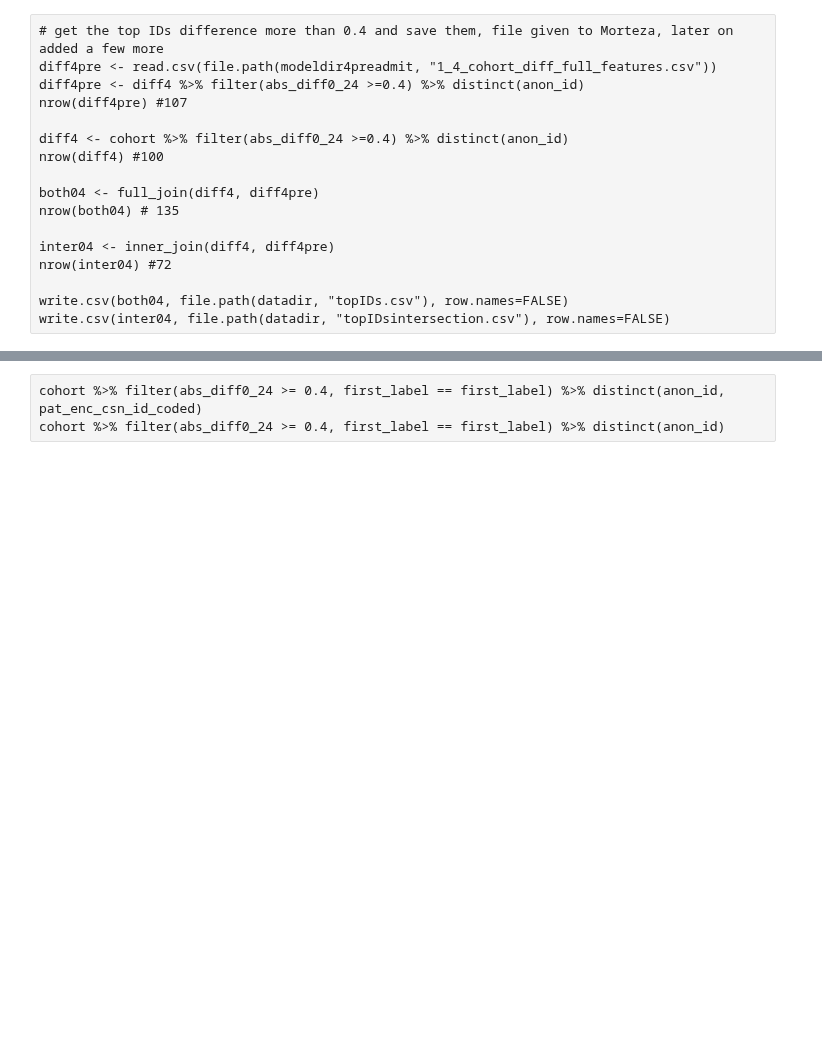
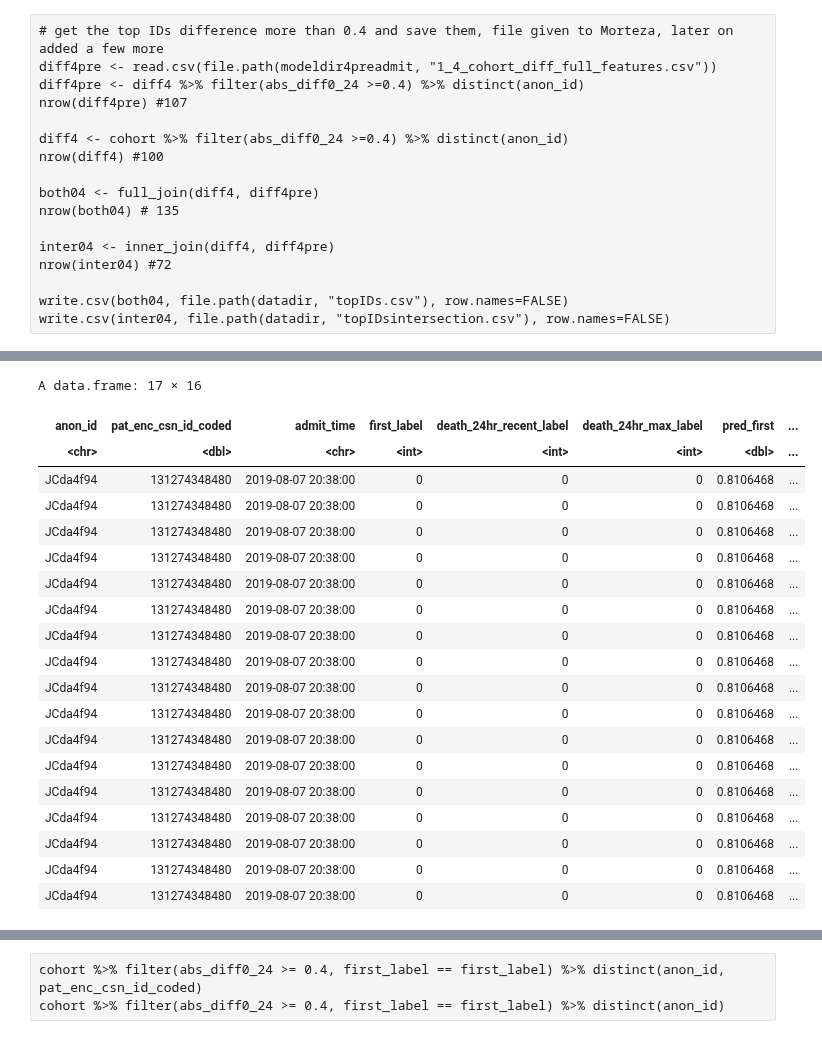
Before and after one commit to Minh084/TDA, a Jupyter notebook: 4_tables/4.2_difference.ipynb, the cells around one changed output, grey strips where cells are left out. Drawn from its saved outputs; the diff is of its cells as text; code cells hidden in the pictures; blank space fills up the shorter version.

```diff
--- a/4_tables/4.2_difference.ipynb
+++ b/4_tables/4.2_difference.ipynb
@@ -280,0 +280,24 @@ A data.frame: 1 × 17
+# %%
+## check csn=131274348480
+cohort %>% filter(pat_enc_csn_id_coded == 131274348480, feature_type=="demo")
+# %% [output]
+A data.frame: 17 × 16
+| anon_id | pat_enc_csn_id_coded | admit_time | first_label | death_24hr_recent_label | death_24hr_max_label | pred_first | ... |
+| <chr> | <dbl> | <chr> | <int> | <int> | <int> | <dbl> | ... |
+| JCda4f94 | 131274348480 | 2019-08-07 20:38:00 | 0 | 0 | 0 | 0.8106468 | ... |
+| JCda4f94 | 131274348480 | 2019-08-07 20:38:00 | 0 | 0 | 0 | 0.8106468 | ... |
+| JCda4f94 | 131274348480 | 2019-08-07 20:38:00 | 0 | 0 | 0 | 0.8106468 | ... |
+| JCda4f94 | 131274348480 | 2019-08-07 20:38:00 | 0 | 0 | 0 | 0.8106468 | ... |
+| JCda4f94 | 131274348480 | 2019-08-07 20:38:00 | 0 | 0 | 0 | 0.8106468 | ... |
+| JCda4f94 | 131274348480 | 2019-08-07 20:38:00 | 0 | 0 | 0 | 0.8106468 | ... |
+| JCda4f94 | 131274348480 | 2019-08-07 20:38:00 | 0 | 0 | 0 | 0.8106468 | ... |
+| JCda4f94 | 131274348480 | 2019-08-07 20:38:00 | 0 | 0 | 0 | 0.8106468 | ... |
+| JCda4f94 | 131274348480 | 2019-08-07 20:38:00 | 0 | 0 | 0 | 0.8106468 | ... |
+| JCda4f94 | 131274348480 | 2019-08-07 20:38:00 | 0 | 0 | 0 | 0.8106468 | ... |
+| JCda4f94 | 131274348480 | 2019-08-07 20:38:00 | 0 | 0 | 0 | 0.8106468 | ... |
+| JCda4f94 | 131274348480 | 2019-08-07 20:38:00 | 0 | 0 | 0 | 0.8106468 | ... |
+| JCda4f94 | 131274348480 | 2019-08-07 20:38:00 | 0 | 0 | 0 | 0.8106468 | ... |
+| JCda4f94 | 131274348480 | 2019-08-07 20:38:00 | 0 | 0 | 0 | 0.8106468 | ... |
+| JCda4f94 | 131274348480 | 2019-08-07 20:38:00 | 0 | 0 | 0 | 0.8106468 | ... |
+| JCda4f94 | 131274348480 | 2019-08-07 20:38:00 | 0 | 0 | 0 | 0.8106468 | ... |
+| JCda4f94 | 131274348480 | 2019-08-07 20:38:00 | 0 | 0 | 0 | 0.8106468 | ... |
```
Also changed, not shown: parts of 6 cells of this notebook, 3 other files.
